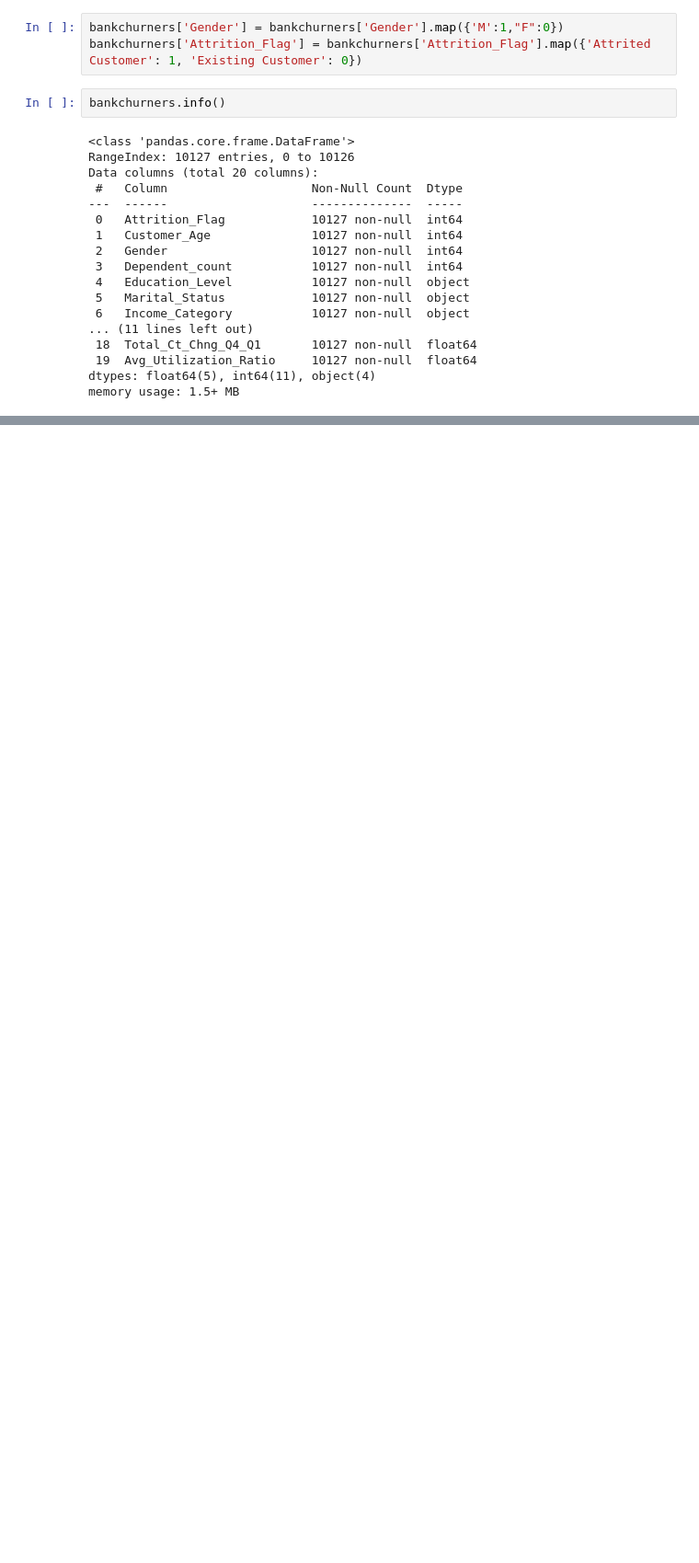
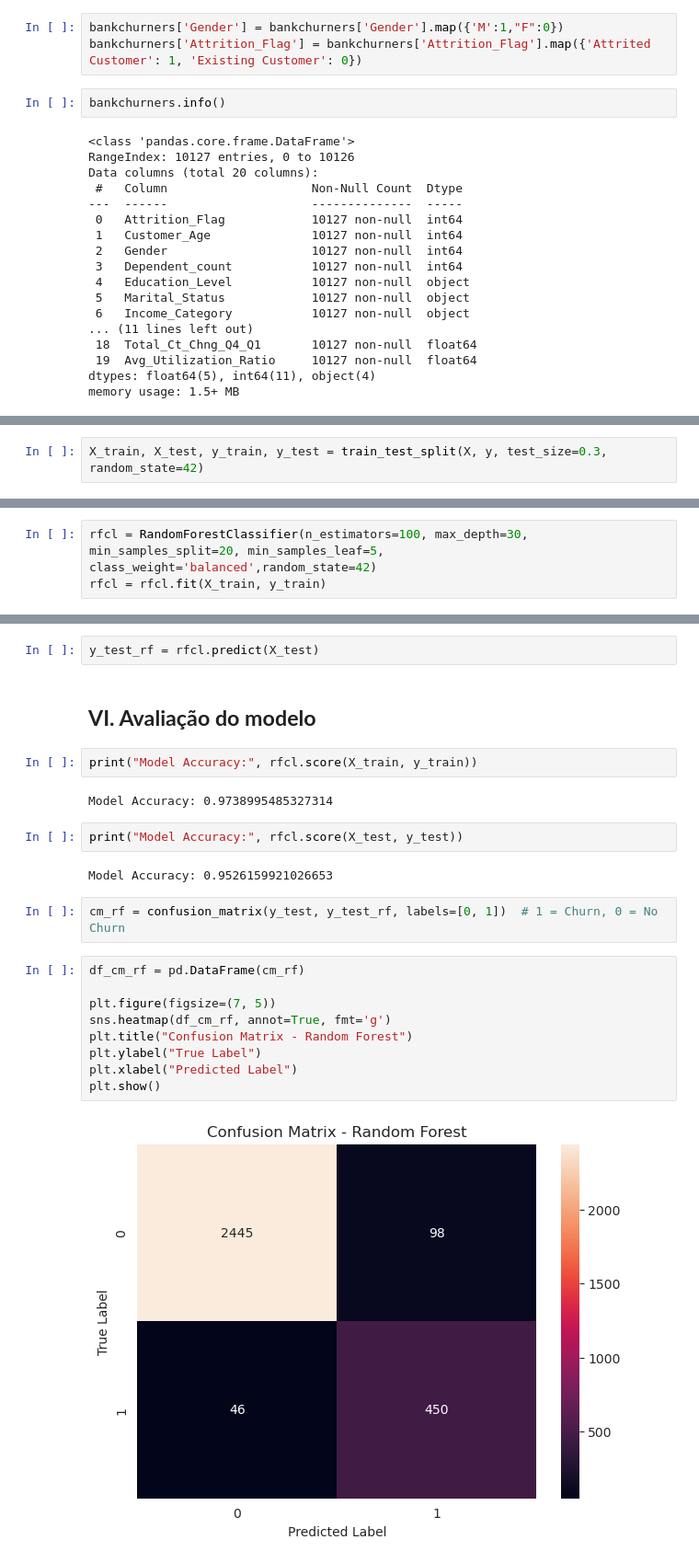
Before and after one commit to wellisonS/Credit-Card, a Jupyter notebook: models.ipynb, the cells around one changed output, grey strips where cells are left out. Shown at 92% size. Saved outputs shown, nothing was run; the diff lists cells and outputs as text; blank space fills up the shorter version.

Commit message:
Terminando a criação do Random Forest.

```diff
--- a/models.ipynb
+++ b/models.ipynb
@@ -83,0 +136,2 @@ memory usage: 1.5+ MB
+# %%
+X_train, X_test, y_train, y_test = train_test_split(X, y, test_size=0.3, random_state=42)
@@ -83,0 +164,3 @@ memory usage: 1.5+ MB
+# %%
+rfcl = RandomForestClassifier(n_estimators=100, max_depth=30, min_samples_split=20, min_samples_leaf=5, class_weight='balanced',random_state=42)
+rfcl = rfcl.fit(X_train, y_train)
@@ -83,0 +169,25 @@ memory usage: 1.5+ MB
+# %%
+y_test_rf = rfcl.predict(X_test)
+# %% [markdown]
+## **VI. Avaliação do modelo**
+# %%
+print("Model Accuracy:", rfcl.score(X_train, y_train))
+# %% [output]
+Model Accuracy: 0.9738995485327314
+# %%
+print("Model Accuracy:", rfcl.score(X_test, y_test))
+# %% [output]
+Model Accuracy: 0.9526159921026653
+# %%
+cm_rf = confusion_matrix(y_test, y_test_rf, labels=[0, 1])  # 1 = Churn, 0 = No Churn
+# %%
+df_cm_rf = pd.DataFrame(cm_rf)
+
+plt.figure(figsize=(7, 5))
+sns.heatmap(df_cm_rf, annot=True, fmt='g')
+plt.title("Confusion Matrix - Random Forest")
+plt.ylabel("True Label")
+plt.xlabel("Predicted Label")
+plt.show()
+# %% [output]
+[figure, added]
```
Also changed, not shown: parts of 19 cells of this notebook.
